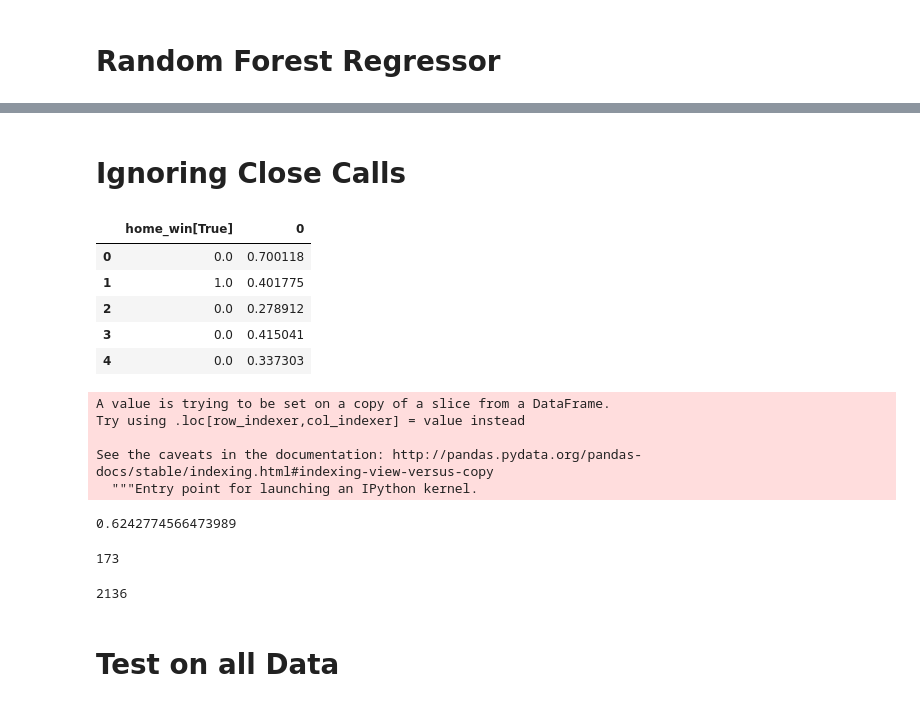
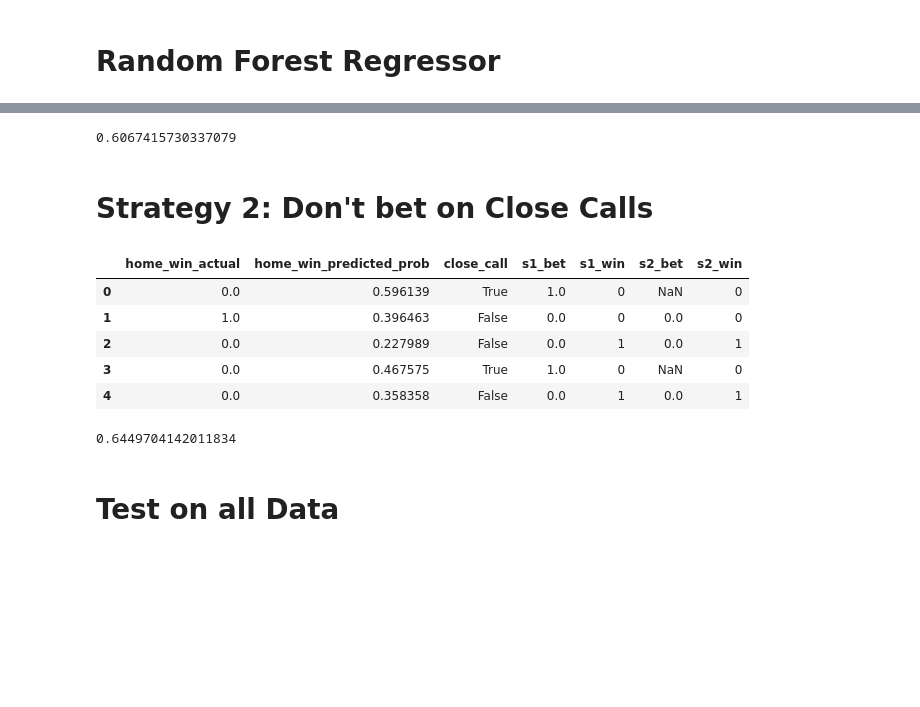
Before and after one commit to ortsed/mod5_project, a Jupyter notebook: NFL Modeling By Year.ipynb, the cells around one changed output, grey strips where cells are left out. Saved outputs shown, nothing was run; the diff lists cells and outputs as text; code cells hidden in the pictures; blank space fills up the shorter version.

```diff
--- a/NFL Modeling By Year.ipynb
+++ b/NFL Modeling By Year.ipynb
@@ -203 +221,4 @@ ys["pred"].sum()/len(ys)
+# %%
+# Start with Actual Results and Predicted Probabilities
+bets_df = pd.DataFrame(list(zip(y_test, y_pred)), columns=['home_win_actual', 'home_win_predicted_prob'])
 # %%
@@ -211,0 +233,7 @@ ys.head()
+# %%
+# Define threshold for close call predictions
+# In this case, threshold=10% so close calls are 40% - 60%
+thresh = 0.10
+
+bets_df['close_call'] = np.abs(bets_df.home_win_predicted_prob - 0.5) < thresh
+bets_df.head()
@@ -211,0 +249,11 @@ ys.head()
+# %%
+## If a close call, guess a home team victor
+def strategy_close_home(row):
+    if row.close_call:
+        return 1 # bet on home
+    else:
+        return round(row.home_win_predicted_prob, 0)
+
+
+bets_df["s1_bet"] = bets_df.apply(strategy_close_home, axis=1)
+bets_df['s1_win'] = 1 * (bets_df.home_win_actual == bets_df.s1_bet)
@@ -212,2 +269,7 @@ ys.head()
+# %%
+# Percentage of Correct bets based on Strategy 1
+bets_df["s1_win"].sum()/len(bets_df)
+# %% [output]
+0.6067415730337079
 # %% [markdown]
-# Ignoring Close Calls
+# Strategy 2: Don't bet on Close Calls
@@ -216,32 +276,28 @@ ys_betted = ys[(ys[0] > .6) | (ys[0] < .4)]
+# %%
+## If a close call, guess a home team victor
+def strategy_close_abstain(row):
+    if row.close_call:
+        return np.nan # indicate no bet made
+    else:
+        return round(row.home_win_predicted_prob, 0)
+
+
+bets_df["s2_bet"] = bets_df.apply(strategy_close_abstain, axis=1)
+bets_df['s2_win'] = 1 * (bets_df.home_win_actual == bets_df.s2_bet)
 # %%
-ys_betted.head()
+bets_df.head()
 # %% [output]
-|  | home_win[True] | 0 |
-| 0 | 0.0 | 0.700118 |
-| 1 | 1.0 | 0.401775 |
-| 2 | 0.0 | 0.278912 |
-| 3 | 0.0 | 0.415041 |
-| 4 | 0.0 | 0.337303 |
+|  | home_win_actual | home_win_predicted_prob | close_call | s1_bet | s1_win | s2_bet | s2_win |
+| 0 | 0.0 | 0.596139 | True | 1.0 | 0 | NaN | 0 |
+| 1 | 1.0 | 0.396463 | False | 0.0 | 0 | 0.0 | 0 |
+| 2 | 0.0 | 0.227989 | False | 0.0 | 1 | 0.0 | 1 |
+| 3 | 0.0 | 0.467575 | True | 1.0 | 0 | NaN | 0 |
+| 4 | 0.0 | 0.358358 | False | 0.0 | 1 | 0.0 | 1 |
-# %%
-ys_betted["pred"] = ys_betted.apply(lambda x: x["home_win[True]"] == round(x[0]), axis=1)
-# %% [output]
-A value is trying to be set on a copy of a slice from a DataFrame.
-Try using .loc[row_indexer,col_indexer] = value instead
-
-See the caveats in the documentation: http://pandas.pydata.org/pandas-docs/stable/indexing.html#indexing-view-versus-copy
-  """Entry point for launching an IPython kernel.
-# %%
-ys_betted["pred"].sum()/len(ys_betted)
-# %% [output]
-0.6242774566473989
-# %%
-len(ys_betted)
-# %% [output]
-173
-# %%
-len(X)
-# %% [output]
-2136
+# %%
+# Percentage of Correct bets based on Strategy 2
+bets_df["s2_win"].sum()/np.sum(bets_df.s2_bet.notna())
+# %% [output]
+0.6449704142011834
 # %% [markdown]
 # Test on all Data
 # %%
```
Also changed, not shown: parts of 37 cells of this notebook, 1 other file.
